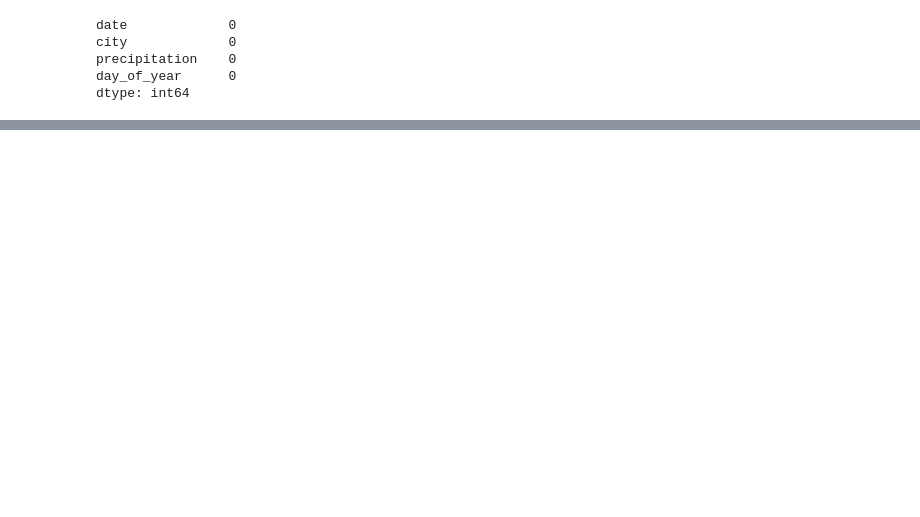
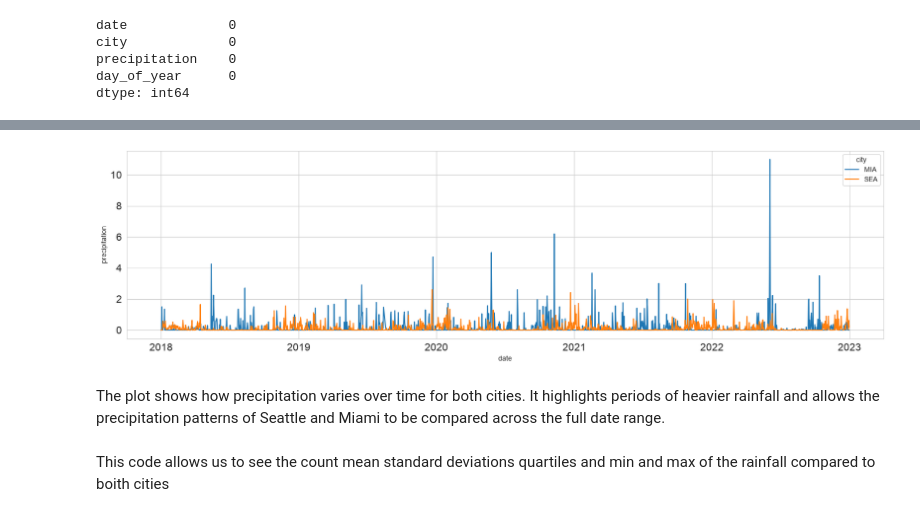
Before and after one commit to HakimMims/Weather, a Jupyter notebook: code/WeatherData.ipynb, the cells around one changed output, grey strips where cells are left out. Saved outputs shown, nothing was run; the diff lists cells and outputs as text; code cells hidden in the pictures; blank space fills up the shorter version.

Commit message:
Update Weather analysis and README

```diff
--- a/code/WeatherData.ipynb
+++ b/code/WeatherData.ipynb
@@ -10,7 +18,7 @@ import seaborn as sns
 # set the plotting style
 sns.set_style("whitegrid")
 # %%
-df_seattle = pd.read_csv('/Users/hakimmacbook/Desktop/Foundations of Data Science 5100/seattle_rain.csv')
+df_seattle = pd.read_csv('/Users/hakimmacbook/Desktop/Foundations of Data Science 5100/Weather/Data/seattle_rain.csv')
 
 type(df_seattle)
 # %% [output]
@@ -31,7 +39,7 @@ Index(['STATION', 'NAME', 'DATE', 'DAPR', 'MDPR', 'PRCP', 'SNOW', 'SNWD',
        'WESD', 'WESF'],
       dtype='str')
 # %%
-df_miami = pd.read_csv('/Users/hakimmacbook/Desktop/Foundations of Data Science 5100/miami_rain.csv')
+df_miami = pd.read_csv('/Users/hakimmacbook/Desktop/Foundations of Data Science 5100/Weather/Data/miami_rain.csv')
 type(df_miami)
 # %% [output]
 pandas.DataFrame
@@ -496,0 +504,14 @@ df.to_csv('clean_seattle_miami_weather.csv', encoding='utf-8-sig', index=False)
+# %%
+plt.figure(figsize=(20,5))
+
+sns.lineplot(data=df, x='date', y='precipitation', hue='city')
+
+plt.tick_params(labelsize=15)
+
+plt.show()
+# %% [output]
+[figure, added]
+# %% [markdown]
+The plot shows how precipitation varies over time for both cities. It highlights periods of heavier rainfall and allows the precipitation patterns of Seattle and Miami to be compared across the full date range.
+# %% [markdown]
+ This code allows us to see the count mean standard deviations quartiles and min and max of the rainfall compared to boith cities
```
Also changed, not shown: parts of 100 cells of this notebook, 3 other files.
